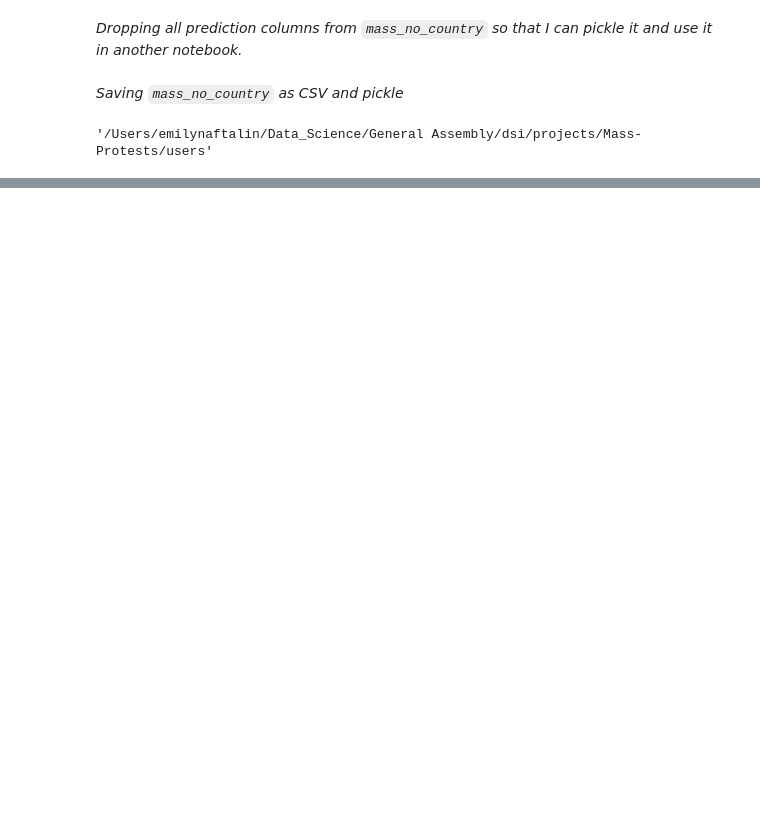
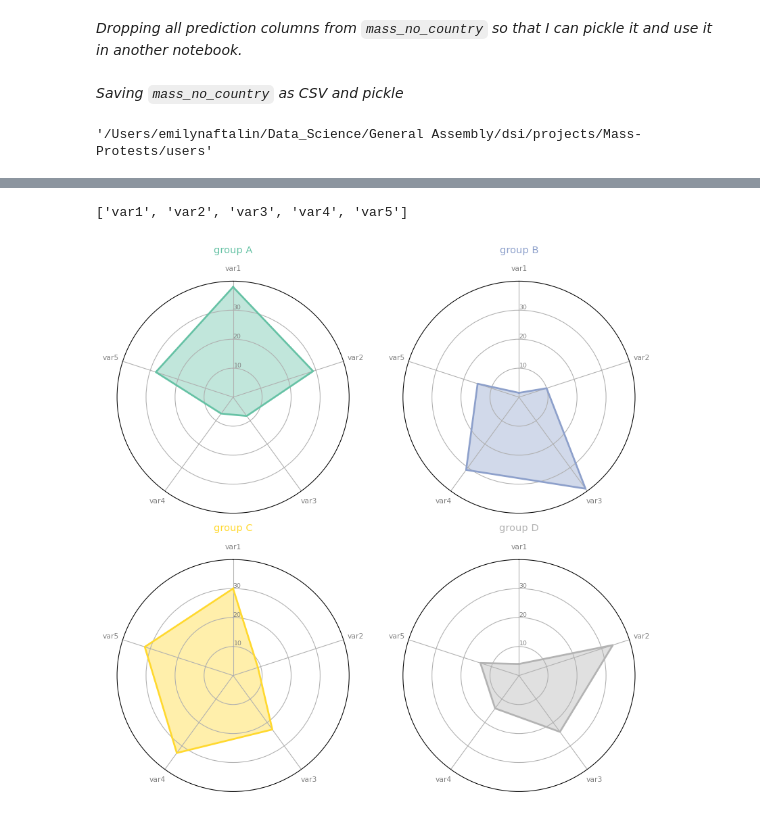
Before and after one commit to EmFib/Mass-Protests, a Jupyter notebook: users/consolidated_mass_logistic_regression.ipynb, the cells around one changed output, grey strips where cells are left out. Saved outputs shown, nothing was run; the diff lists cells and outputs as text; code cells hidden in the pictures; blank space fills up the shorter version.

```diff
--- a/users/consolidated_mass_logistic_regression.ipynb
+++ b/users/consolidated_mass_logistic_regression.ipynb
@@ -665,0 +708,17 @@ mass_no_country.to_pickle('../data/mass_no_country.pickle')
+# %%
+# using example from https://python-graph-gallery.com/392-use-faceting-for-radar-chart/
+
+# Libraries
+import matplotlib.pyplot as plt
+import pandas as pd
+from math import pi
+
+# Set data
+df = pd.DataFrame({
+'group': ['A','B','C','D'],
+'var1': [38, 1.5, 30, 4],
+'var2': [29, 10, 9, 34],
+'var3': [8, 39, 23, 24],
+'var4': [7, 31, 33, 14],
+'var5': [28, 15, 32, 14]
+})
@@ -665,0 +773,19 @@ mass_no_country.to_pickle('../data/mass_no_country.pickle')
+# %%
+list(df)[1:]
+# %% [output]
+['var1', 'var2', 'var3', 'var4', 'var5']
+# %%
+## apply to all!
+
+# initialize figure
+my_dpi = 96
+plt.figure(figsize=(1000/my_dpi, 1000/my_dpi), dpi=my_dpi)
+
+# Create a color palette:
+my_palette = plt.cm.get_cmap("Set2", len(df.index))
+
+# Loop through!
+for row in range(0, len(df.index)):
+    make_spider( row=row, title='group ' + df['group'][row], color=my_palette(row) )
+# %% [output]
+[figure, added]
```
Also changed, not shown: parts of 20 cells of this notebook, 1 other file.
